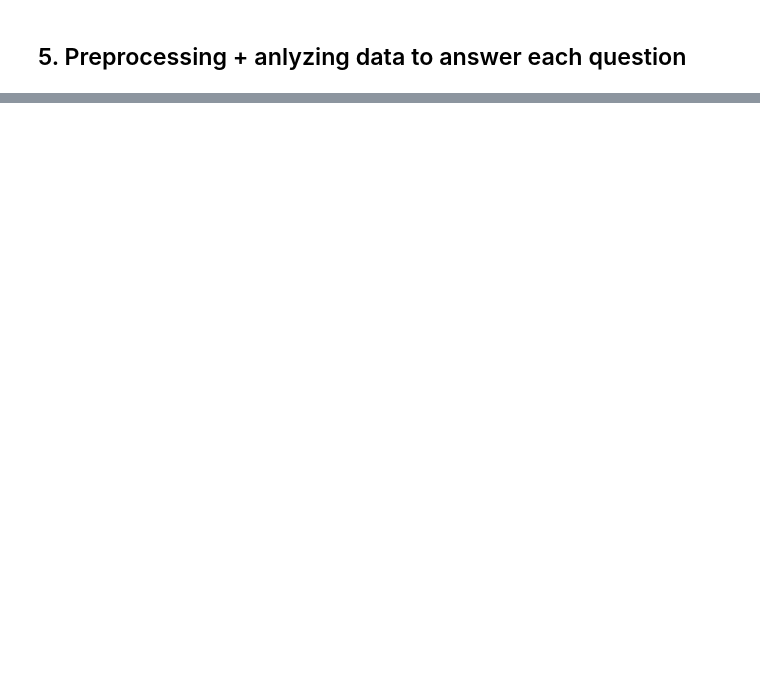
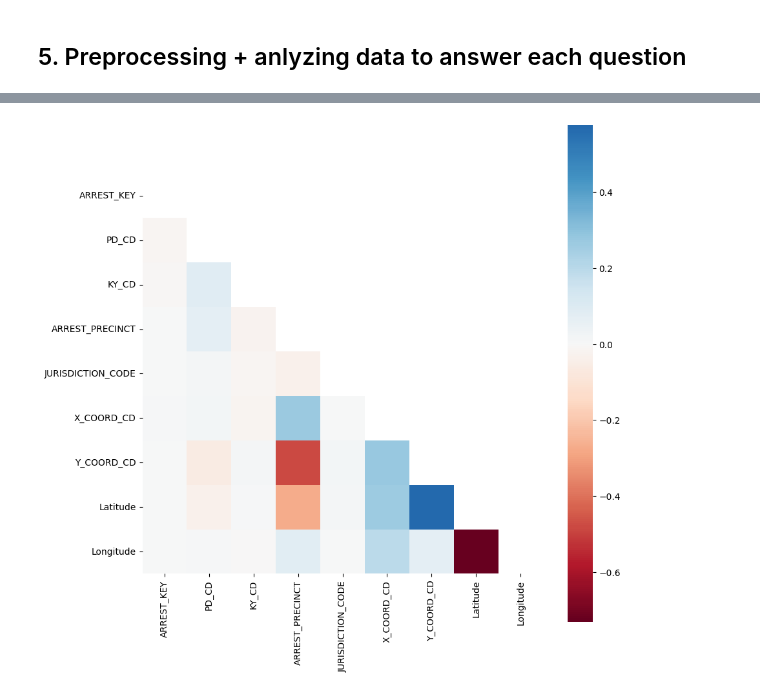
Before and after one commit to gigachad0209/Final-Project-LTKHDL, a Jupyter notebook: project.ipynb, the cells around one changed output, grey strips where cells are left out. Saved outputs shown, nothing was run; the diff lists cells and outputs as text; code cells hidden in the pictures; blank space fills up the shorter version.

```diff
--- a/project.ipynb
+++ b/project.ipynb
@@ -232,2 +242,4 @@ df.head(10)
 # %% [markdown]
 ## 5. Preprocessing + anlyzing data to answer each question <a class="anchor" id="cc5"></a>
+# %%
+df = pd.read_csv('./data/NYPD_Arrest_Data__Year_to_Date_.csv')
@@ -233,0 +269,10 @@ df.head(10)
+# %%
+df_copy = df.select_dtypes('number')
+corr = df_copy.corr()
+matrix = np.triu(corr)
+fig, ax = plt.subplots(figsize=(10,10))
+
+sns.heatmap(corr, cmap='RdBu', center=0,ax=ax, square=True, mask=matrix)
+plt.show()
+# %% [output]
+[figure, added]
```
Also changed, not shown: parts of 47 cells of this notebook, 2 other files.
